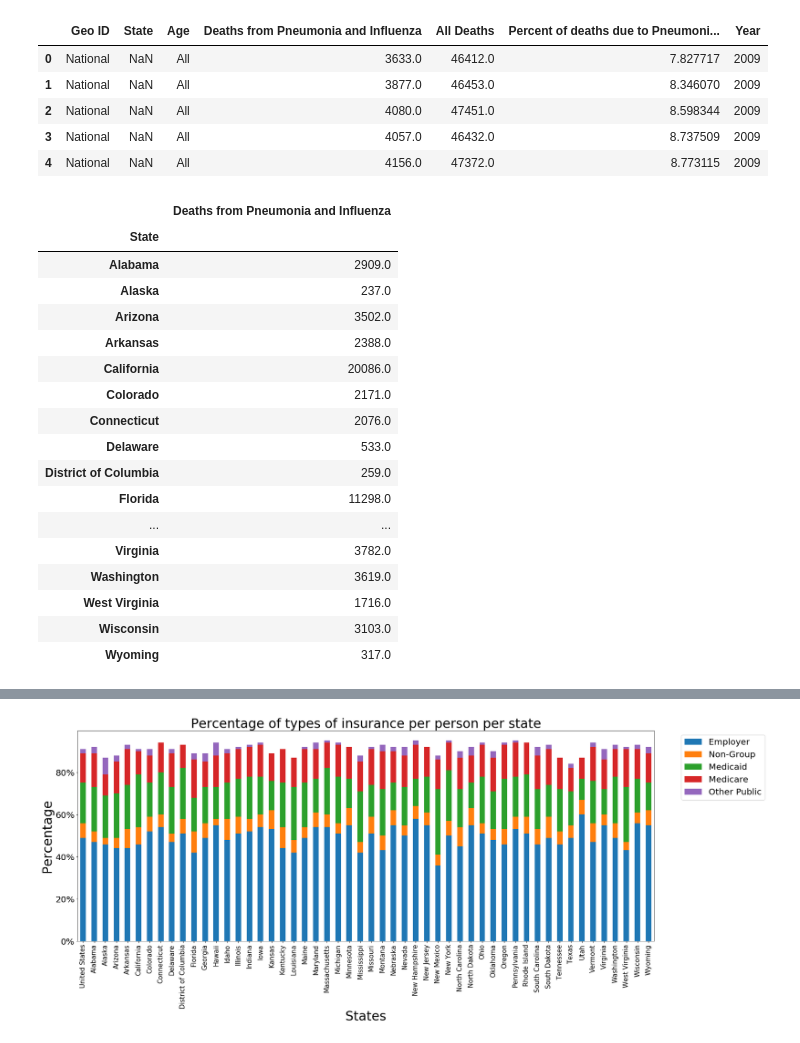
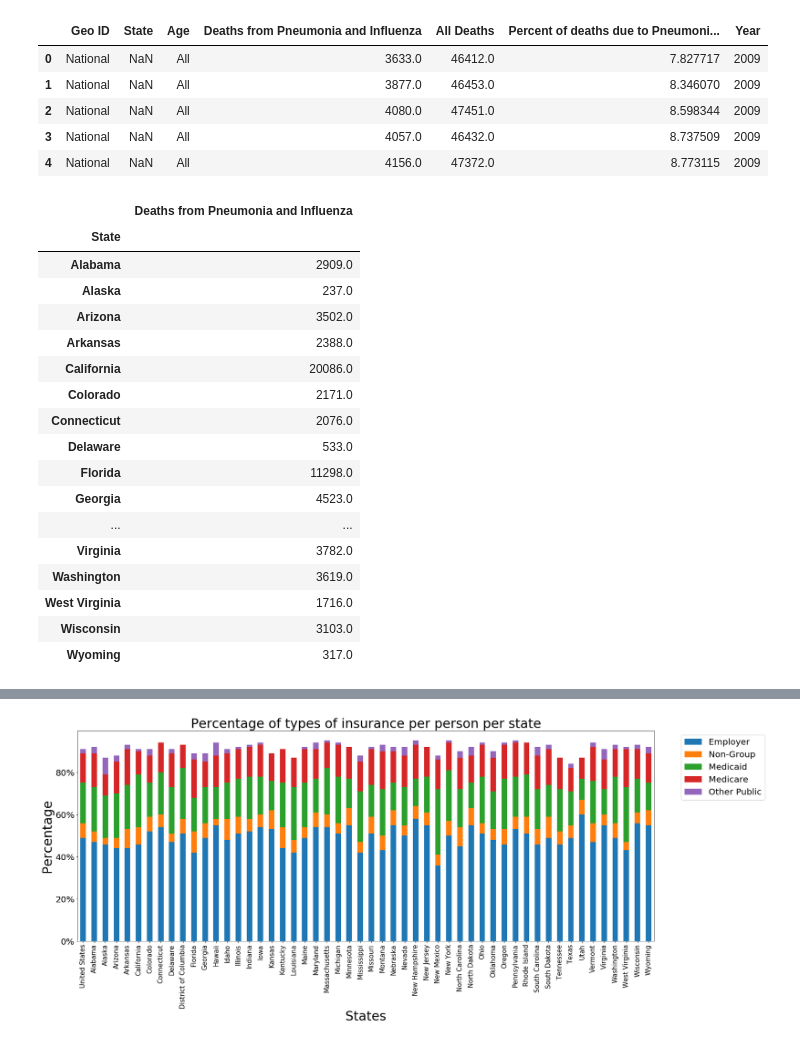
Before and after one commit to siven91/DataScienceProject1, a Jupyter notebook: AnotherDayAnotherData.ipynb, the cells around one changed output, grey strips where cells are left out. Drawn from its saved outputs; the diff is of its cells as text; code cells hidden in the pictures.

```diff
--- a/AnotherDayAnotherData.ipynb
+++ b/AnotherDayAnotherData.ipynb
@@ -76,20 +77,24 @@ drop_region_df.head()
 # %%
 #Deaths from Pneumonia and Influenza in the year of 2016 of every state.
 states_2016_pneu_influ = pd.DataFrame(spell_check_df.loc[spell_check_df["Year"] == "2016"].groupby("State")["Deaths from Pneumonia and Influenza"].sum())
-states_2016_pneu_influ
+# del states_2016_pneu_influ.index.name
+deaths_vs_uninsured_df = states_2016_pneu_influ.drop(['New York City'])
+deaths_vs_uninsured_df = deaths_vs_uninsured_df.drop(['District of Columbia'])
+deaths_vs_uninsured_df
+# newstates
 # %% [output]
 |  | Deaths from Pneumonia and Influenza |
 | State |  |
 | Alabama | 2909.0 |
 | Alaska | 237.0 |
 | Arizona | 3502.0 |
 | Arkansas | 2388.0 |
 | California | 20086.0 |
 | Colorado | 2171.0 |
 | Connecticut | 2076.0 |
 | Delaware | 533.0 |
-| District of Columbia | 259.0 |
 | Florida | 11298.0 |
+| Georgia | 4523.0 |
 | ... | ... |
 | Virginia | 3782.0 |
 | Washington | 3619.0 |
```
Also changed, not shown: parts of 10 cells of this notebook.
